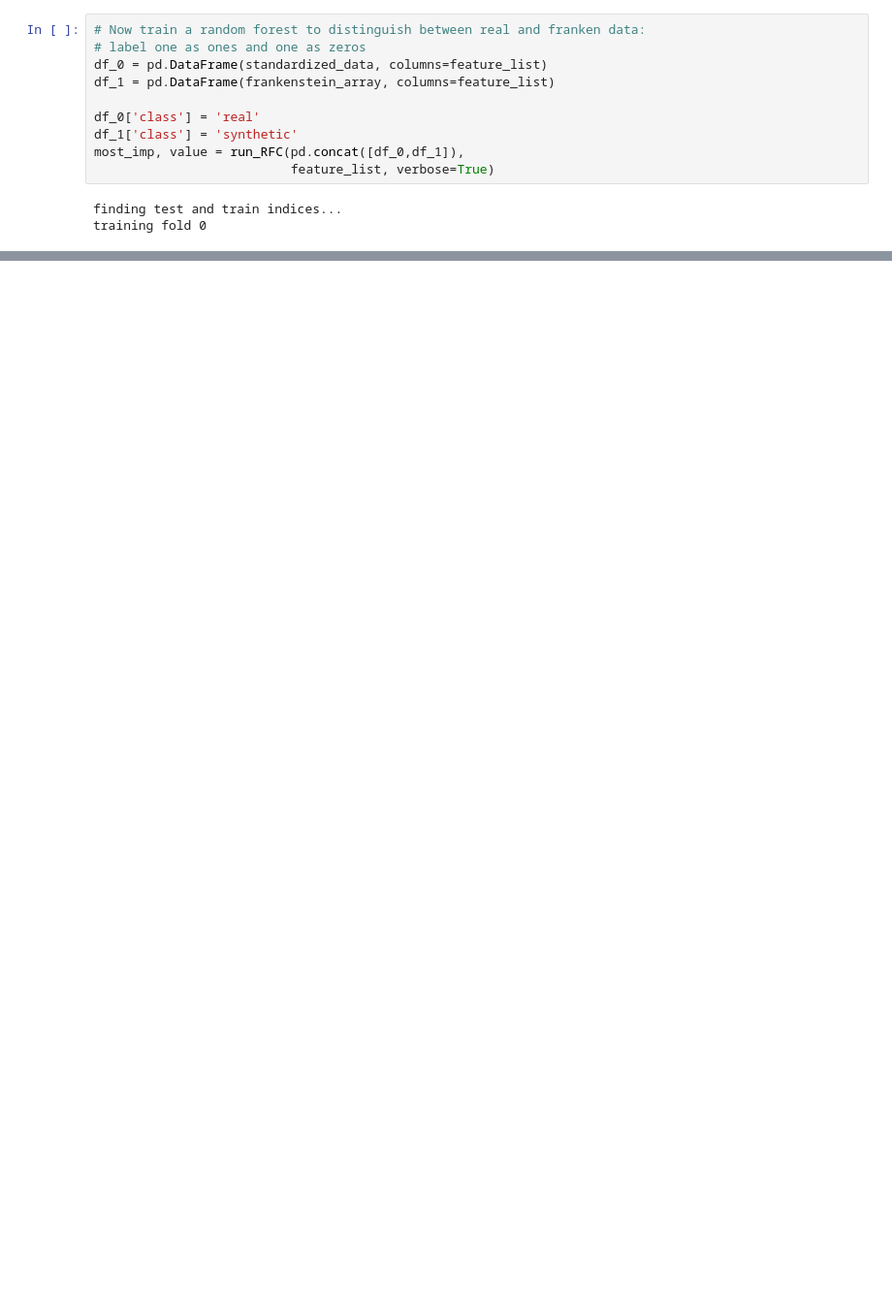
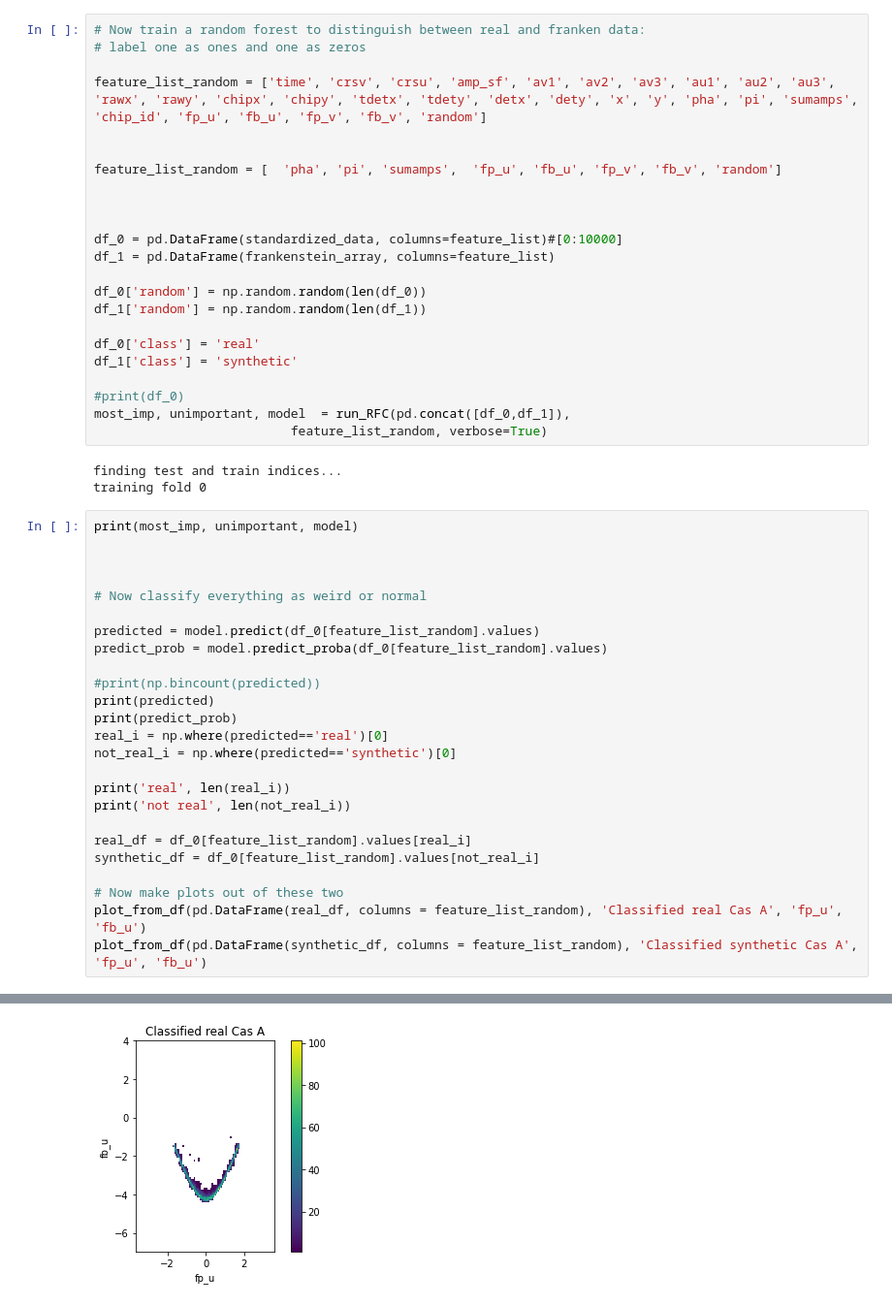
Before and after one commit to beckynevin/EVE, a Jupyter notebook: notebooks/Unsupervised_RF_kmeans.ipynb, the cells around one changed output, grey strips where cells are left out. Shown at 97% size. Cells and saved outputs as stored; diff of their text form; blank space fills up the shorter version.

```diff
--- a/notebooks/Unsupervised_RF_kmeans.ipynb
+++ b/notebooks/Unsupervised_RF_kmeans.ipynb
@@ -633,13 +639,52 @@ def run_RFC(df_merg, features_list,  verbose):
 # %%
 # Now train a random forest to distinguish between real and franken data:
 # label one as ones and one as zeros
-df_0 = pd.DataFrame(standardized_data, columns=feature_list)
+
+feature_list_random = ['time', 'crsv', 'crsu', 'amp_sf', 'av1', 'av2', 'av3', 'au1', 'au2', 'au3', 'rawx', 'rawy', 'chipx', 'chipy', 'tdetx', 'tdety', 'detx', 'dety', 'x', 'y', 'pha', 'pi', 'sumamps', 'chip_id', 'fp_u', 'fb_u', 'fp_v', 'fb_v', 'random']
+
+
+feature_list_random = [  'pha', 'pi', 'sumamps',  'fp_u', 'fb_u', 'fp_v', 'fb_v', 'random']
+
+
+
+df_0 = pd.DataFrame(standardized_data, columns=feature_list)#[0:10000]
 df_1 = pd.DataFrame(frankenstein_array, columns=feature_list)
+
+df_0['random'] = np.random.random(len(df_0))
+df_1['random'] = np.random.random(len(df_1))
 
 df_0['class'] = 'real'
 df_1['class'] = 'synthetic'
-most_imp, value = run_RFC(pd.concat([df_0,df_1]),
-                          feature_list, verbose=True)
+
+#print(df_0)
+most_imp, unimportant, model  = run_RFC(pd.concat([df_0,df_1]),
+                          feature_list_random, verbose=True)
 # %% [output]
 finding test and train indices...
 training fold 0
+# %%
+print(most_imp, unimportant, model)
+
+
+
+# Now classify everything as weird or normal
+
+predicted = model.predict(df_0[feature_list_random].values)
+predict_prob = model.predict_proba(df_0[feature_list_random].values)
+
+#print(np.bincount(predicted))
+print(predicted)
+print(predict_prob)
+real_i = np.where(predicted=='real')[0]
+not_real_i = np.where(predicted=='synthetic')[0]
+
+print('real', len(real_i))
+print('not real', len(not_real_i))
+
+real_df = df_0[feature_list_random].values[real_i]
+synthetic_df = df_0[feature_list_random].values[not_real_i]
+
+# Now make plots out of these two
+plot_from_df(pd.DataFrame(real_df, columns = feature_list_random), 'Classified real Cas A', 'fp_u', 'fb_u')
+plot_from_df(pd.DataFrame(synthetic_df, columns = feature_list_random), 'Classified synthetic Cas A', 'fp_u', 'fb_u')
+# %% [output]
@@ -645,0 +702 @@ training fold 0
+[figure, added]
```
Also changed, not shown: parts of 4 cells of this notebook.
